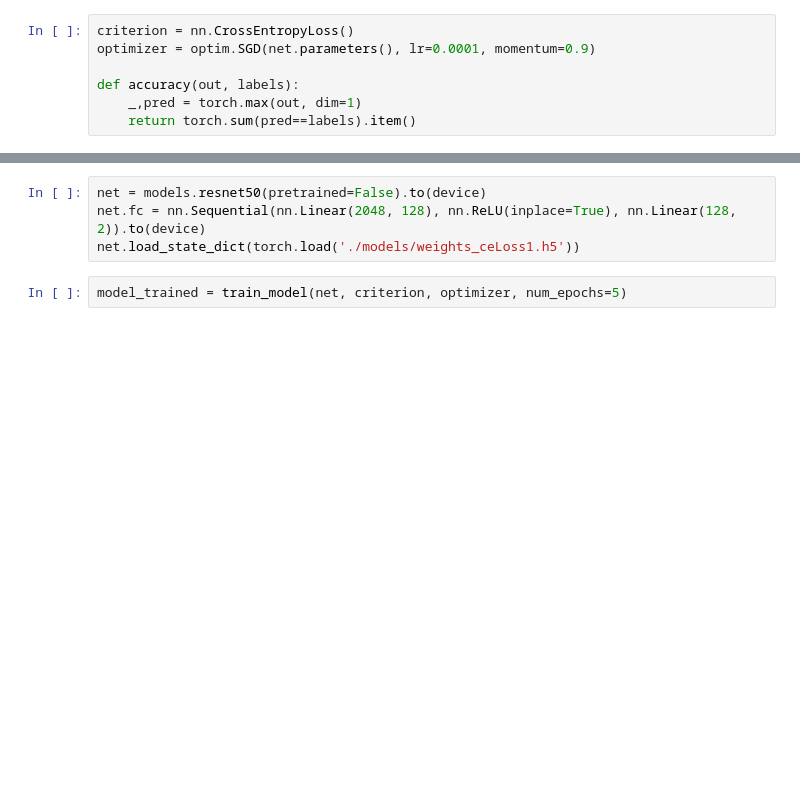
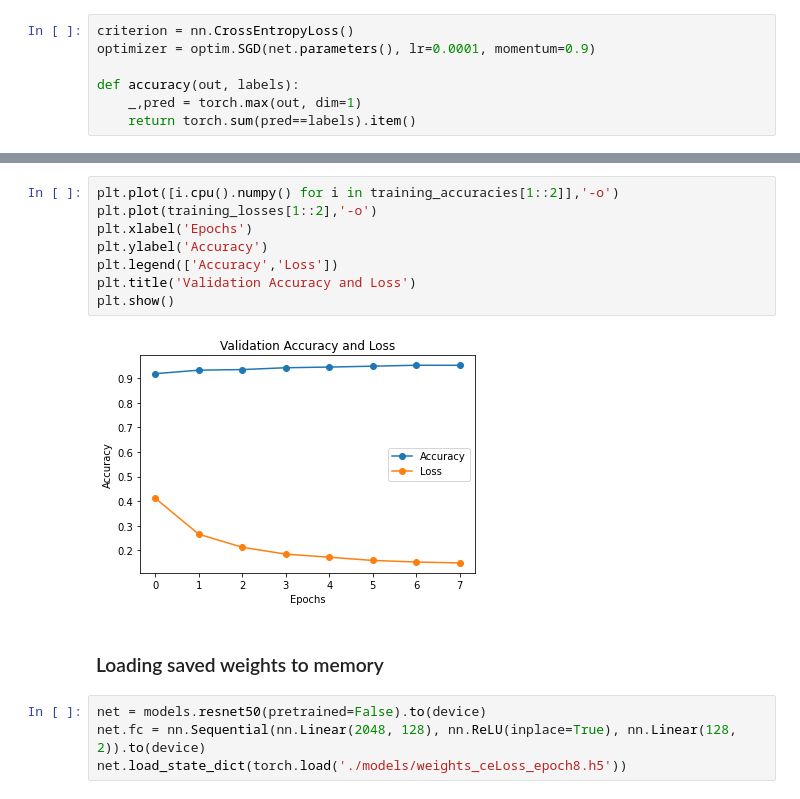
Before and after one commit to grassknoted/NSSI-severity-detection, a Jupyter notebook: ResNet_Model.ipynb, the cells around one changed output, grey strips where cells are left out. Cells and saved outputs as stored; diff of their text form; blank space fills up the shorter version.

```diff
--- a/ResNet_Model.ipynb
+++ b/ResNet_Model.ipynb
@@ -159,6 +171,16 @@ plt.show()
+# %%
+plt.plot([i.cpu().numpy() for i in training_accuracies[1::2]],'-o')
+plt.plot(training_losses[1::2],'-o')
+plt.xlabel('Epochs')
+plt.ylabel('Accuracy')
+plt.legend(['Accuracy','Loss'])
+plt.title('Validation Accuracy and Loss')
+plt.show()
+# %% [output]
+[figure, added]
+# %% [markdown]
+### Loading saved weights to memory
 # %%
 net = models.resnet50(pretrained=False).to(device)
 net.fc = nn.Sequential(nn.Linear(2048, 128), nn.ReLU(inplace=True), nn.Linear(128, 2)).to(device)
-net.load_state_dict(torch.load('./models/weights_ceLoss1.h5'))
+net.load_state_dict(torch.load('./models/weights_ceLoss_epoch8.h5'))
-# %%
-model_trained = train_model(net, criterion, optimizer, num_epochs=5)
```
Also changed, not shown: parts of 11 cells of this notebook, 1 other file.
